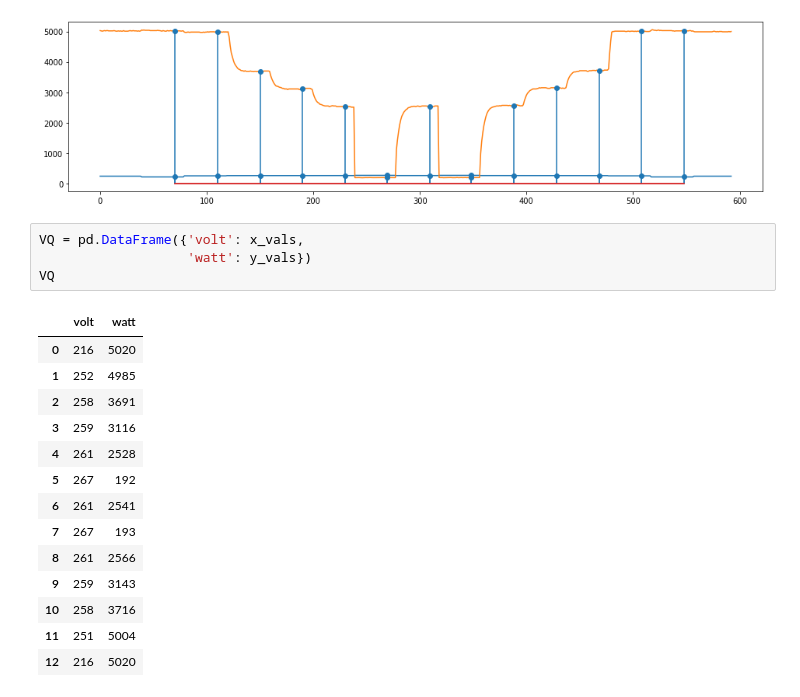
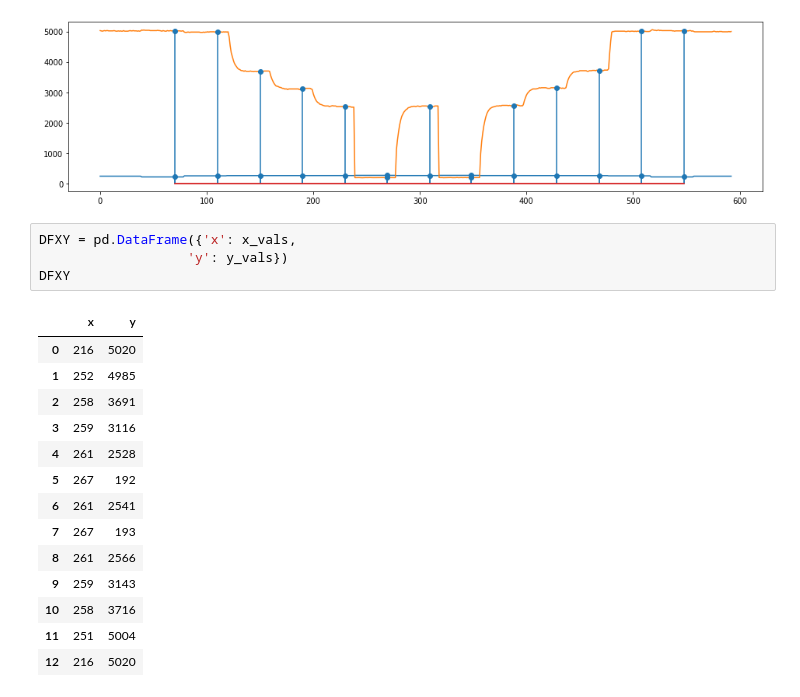
Before and after one commit to elco5/pandas, a Jupyter notebook: wt_viewer_volt_watt.ipynb, the cells around one changed output. Cells and saved outputs as stored; diff of their text form.

```diff
--- a/wt_viewer_volt_watt.ipynb
+++ b/wt_viewer_volt_watt.ipynb
@@ -113,11 +113,11 @@ plt.stem(y_idxs,y_vals)
 <StemContainer object of 3 artists>
 [figure]
 # %%
-VQ = pd.DataFrame({'volt': x_vals,
-                   'watt': y_vals})
-VQ
+DFXY = pd.DataFrame({'x': x_vals,
+                   'y': y_vals})
+DFXY
 # %% [output]
-|  | volt | watt |
+|  | x | y |
 | 0 | 216 | 5020 |
 | 1 | 252 | 4985 |
 | 2 | 258 | 3691 |
```
Also changed, not shown: parts of 2 cells of this notebook, 1 other file.
